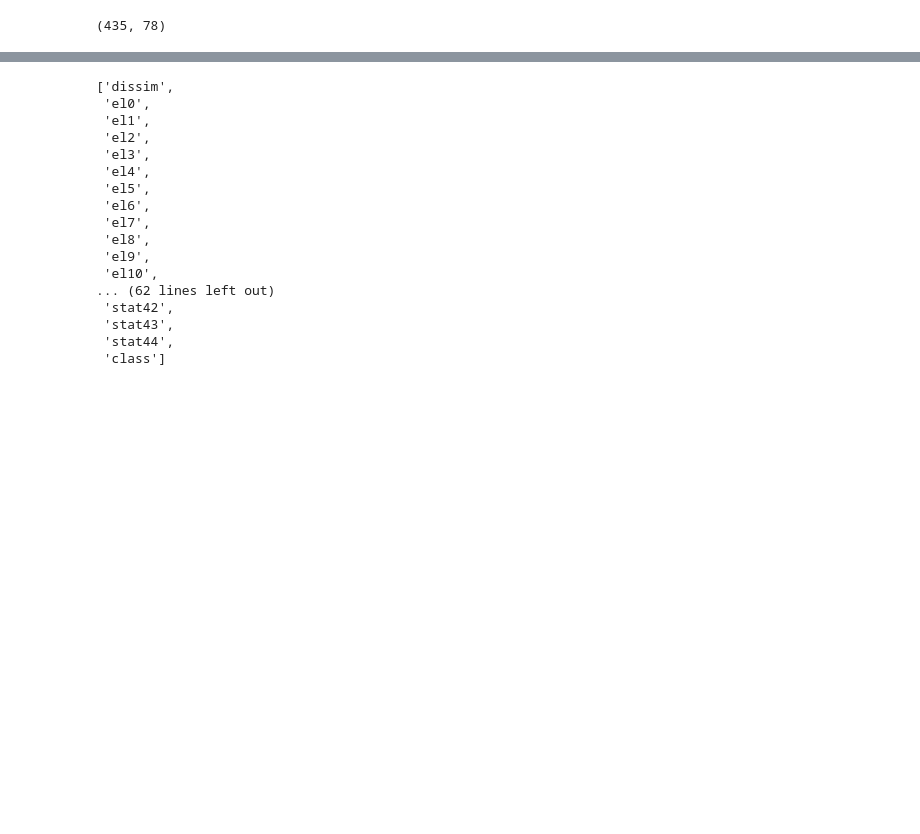
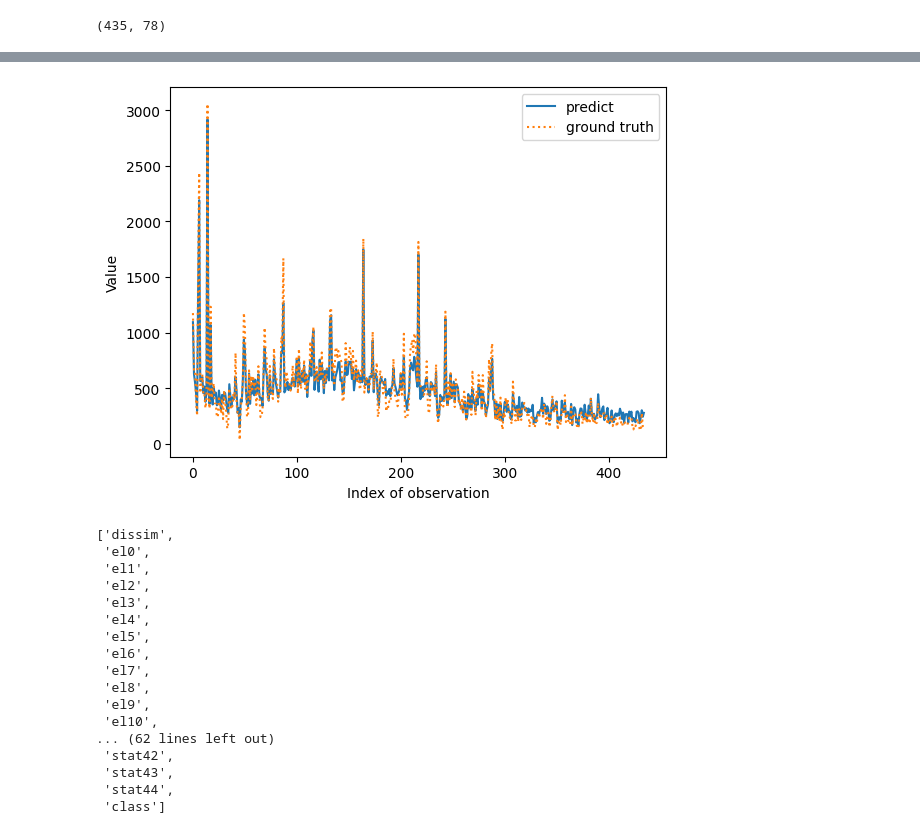
Before and after one commit to marcol13/SUS, a Jupyter notebook: regression/noise.ipynb, the cells around one changed output, grey strips where cells are left out. Drawn from its saved outputs; the diff is of its cells as text; code cells hidden in the pictures; blank space fills up the shorter version.

```diff
--- a/regression/noise.ipynb
+++ b/regression/noise.ipynb
@@ -94,3 +101,26 @@ compare_regressors(measure)
+# %%
+Xregr=data[:,0:-1]
+yregr=data[:,-1]
+from sklearn.metrics import mean_absolute_error, mean_squared_error  # przykład dla R2 i MAE
+
+regr_gb = GradientBoostingRegressor(random_state=0)
+regr_gb.fit(Xregr, yregr)
+
+ypred = regr_gb.predict(Xregr)
+
+# print(Xregr)
+
+plt.plot(list(range(len(ypred))), ypred, label="predict")
+plt.plot(list(range(len(ypred))), yregr, ':', label="ground truth")
+
+plt.xlabel("Index of observation")
+plt.ylabel("Value")
+
+plt.legend()
+
+plt.show()
+# %% [output]
+[figure, added]
 # %%
 names = "dissim	el0	el1	el2	el3	el4	el5	el6	el7	el8	el9	el10	el11	el12	el13	el14	el15	max_el	diff	diffplus	diffminus	std	diff/std**0.2	diff/std**0.6	diff/std**1	diff/std**1.4	diff/std**2	maxmiddle	similarwindow_4.0	similarwindow_4.1	similarwindow_4.2	similarwindow_4.3	stat0	stat1	stat2	stat3	stat4	stat5	stat6	stat7	stat8	stat9	stat10	stat11	stat12	stat13	stat14	stat15	stat16	stat17	stat18	stat19	stat20	stat21	stat22	stat23	stat24	stat25	stat26	stat27	stat28	stat29	stat30	stat31	stat32	stat33	stat34	stat35	stat36	stat37	stat38	stat39	stat40	stat41	stat42	stat43	stat44	class"
 names = names.split("\t")
```
Also changed, not shown: parts of 1 cell of this notebook, 3 other files.
